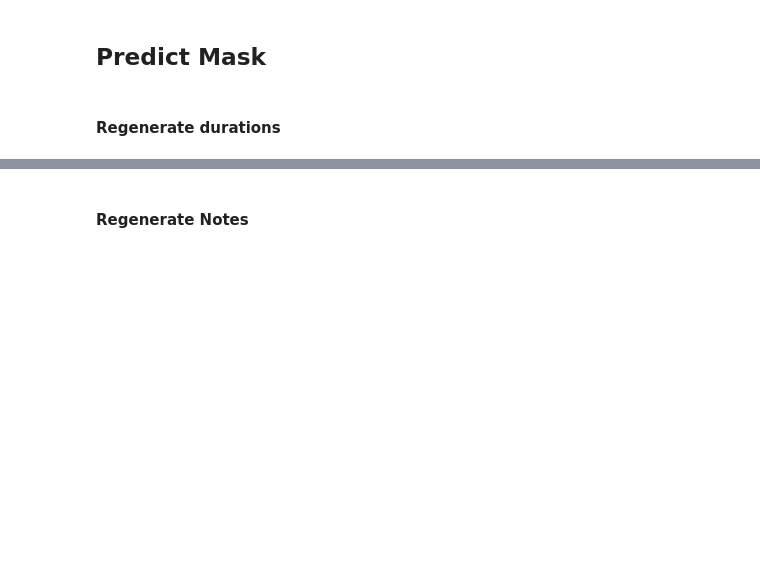
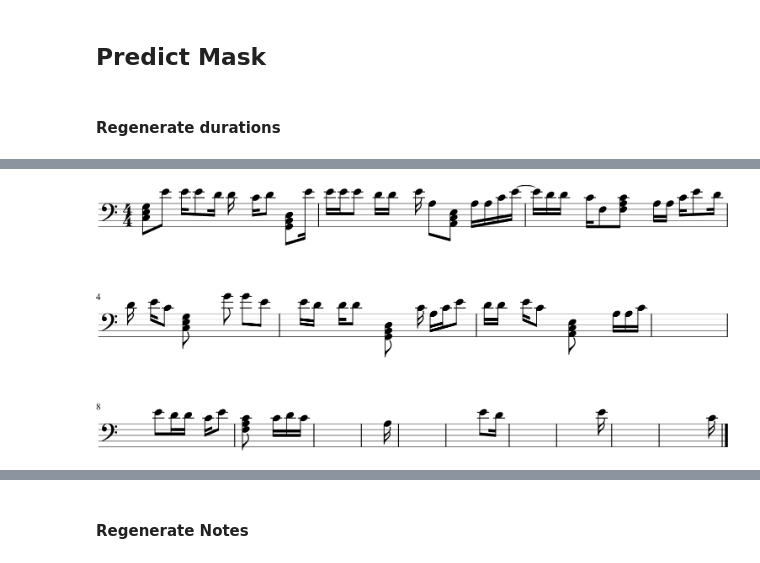
Before and after one commit to bearpelican/musicautobot, a Jupyter notebook: notebooks/example/MultitaskGenerate.ipynb, the cells around one changed output, grey strips where cells are left out. Saved outputs shown, nothing was run; the diff lists cells and outputs as text; code cells hidden in the pictures; blank space fills up the shorter version.

```diff
--- a/notebooks/example/MultitaskGenerate.ipynb
+++ b/notebooks/example/MultitaskGenerate.ipynb
@@ -85,12 +82,8 @@ original_stream.show('midi')
 #### Regenerate durations
 # %%
 # duration mask
-x_dur = mask_input(x, mask_range=vocab.dur_range)
-
-pred = learn.predict_mask(x_dur, x_pos, temperatures=(0.8,0.8), top_k=40, top_p=0.6)
-# pred = predict_mask(learn, x_dur, x_pos, temperatures=(0.8,0.8), top_k=40, top_p=0.6)
-
-stream_dur = idxenc2stream(pred)
-stream_dur.show()
+x_dur = mask_input(x, mask_range=vocab.dur_range, replacement_idx=vocab.mask_idx)
+pred = learn.predict_mask(x_dur, x_pos,
+                          temperatures=(0.8,0.8), top_k=40, top_p=0.6)
 # %% [output]
 [interactive output not drawn]
@@ -101,0 +90,5 @@ stream_dur.show('midi')
+# %%
+dur_item = vocab.musicify(pred)
+dur_item.show_score()
+# %% [output]
+[figure, added]
```
Also changed, not shown: parts of 28 cells of this notebook, 7 other files.
